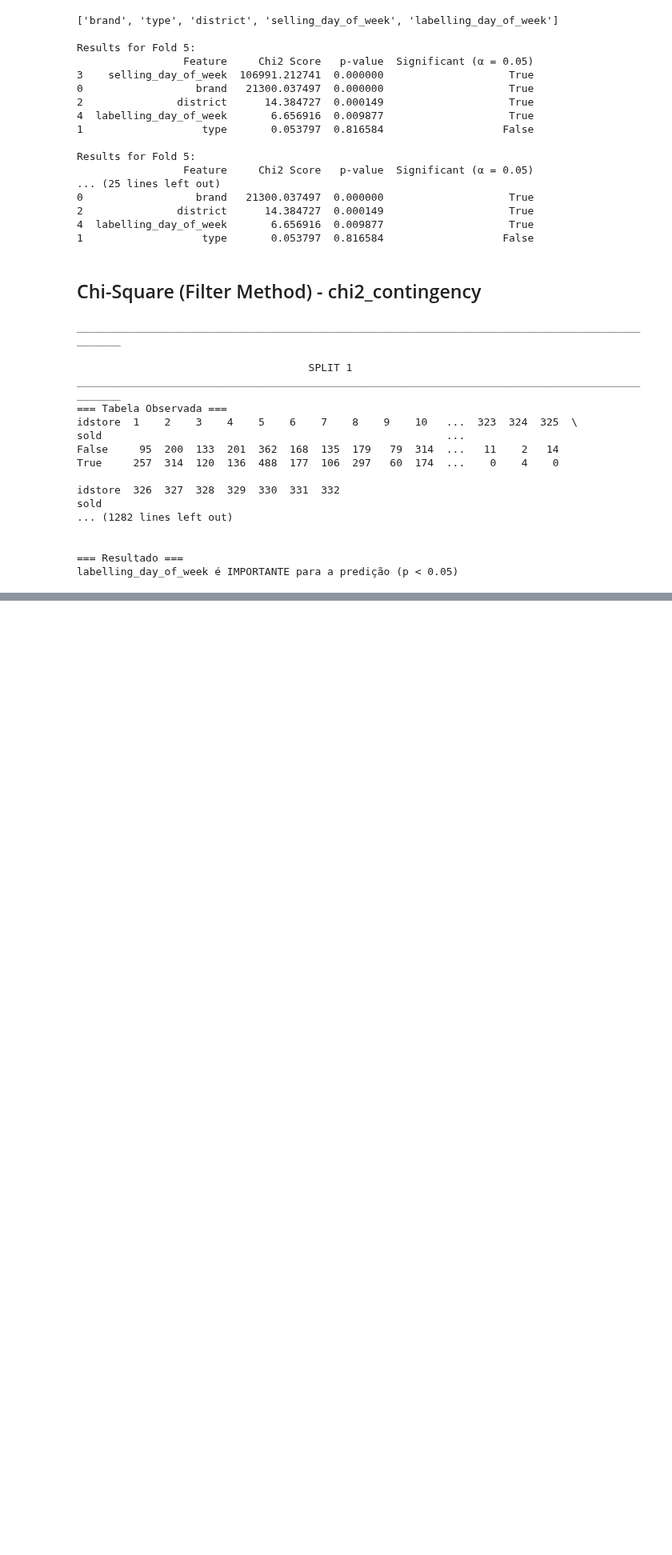
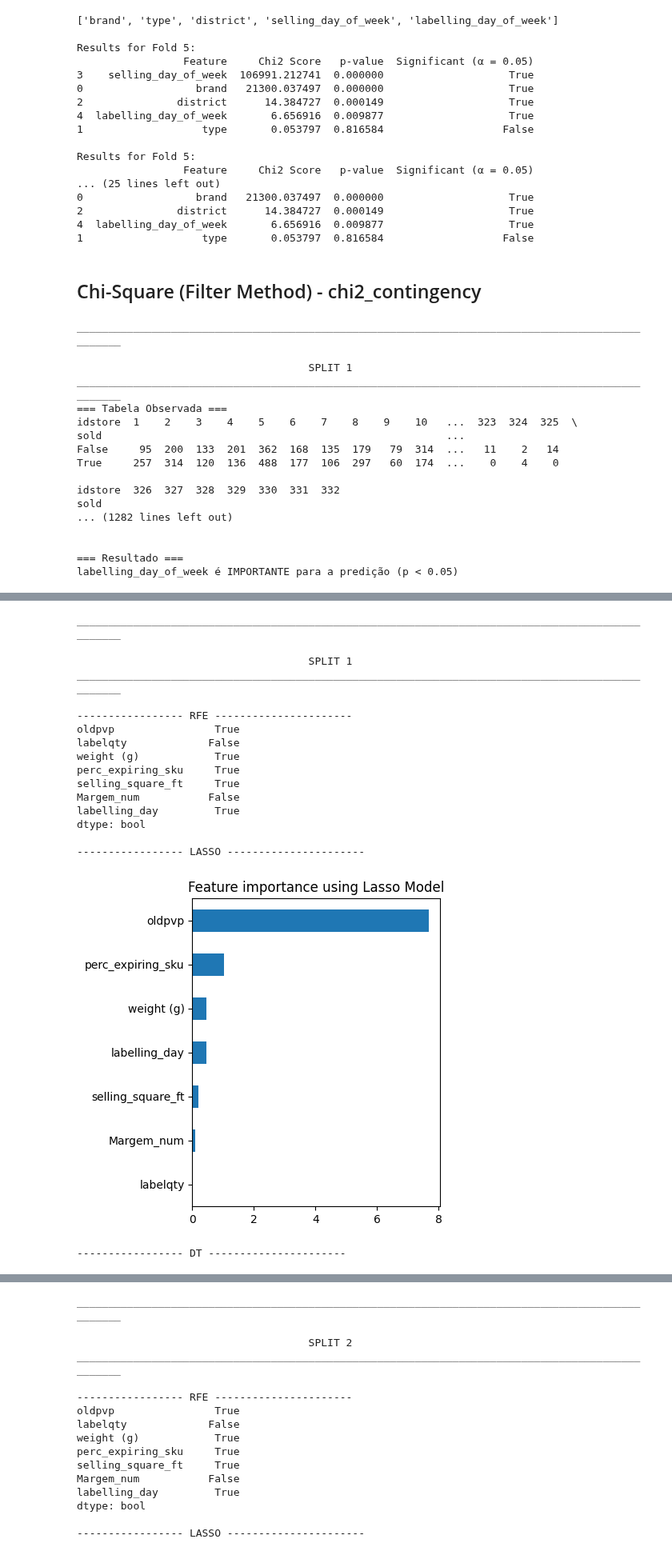
Before and after one commit to andreiacampos98/datascience_course, a Jupyter notebook: 10_applied/2024 EDIT LTP__PraticalCase/LTP_PraticalCase Dataset/Feacture_Selecion.ipynb, the cells around one changed output, grey strips where cells are left out. Shown at 80% size. Cells and saved outputs as stored; diff of their text form; code cells hidden in the pictures; blank space fills up the shorter version.

```diff
--- a/10_applied/2024 EDIT LTP__PraticalCase/LTP_PraticalCase Dataset/Feacture_Selecion.ipynb
+++ b/10_applied/2024 EDIT LTP__PraticalCase/LTP_PraticalCase Dataset/Feacture_Selecion.ipynb
@@ -472,0 +581,2 @@ KeyError: 'Income'
+# %%
+db_numeric = db_numeric.drop(['new_pvp','vida_util_apos_label', 'discount', 'Profit (â‚¬)'], axis = 1)
@@ -472,0 +611,61 @@ KeyError: 'Income'
+# %%
+def apply_lasso(X_train, y_train):
+    lasso = LogisticRegressionCV(penalty='l1', solver='saga').fit(X_train, y_train)
+    coef = pd.Series(abs(lasso.coef_[0]), index = X_train.columns)
+    plot_importance(coef,'Lasso')
+# %%
+skf = StratifiedKFold(n_splits=5, shuffle=True, random_state=42)
+# %%
+def select_best_features(X,y):
+    count = 1
+    for train_index, val_index in skf.split(X,y):
+        X_train, X_val = X.iloc[train_index], X.iloc[val_index]
+        y_train, y_val = y.iloc[train_index], y.iloc[val_index]
+
+        ########################################### SCALE DATA ####################################################
+        scaler = MinMaxScaler().fit(X_train)
+        X_train_scaled = scaler.transform(X_train)
+        X_train_scaled = pd.DataFrame(X_train_scaled, columns = X_train.columns, index=X_train.index)
+
+        ######################################### SELECT FEATURES #################################################
+        print('_________________________________________________________________________________________________\n')
+        print('                                     SPLIT ' + str(count) + '                                    ')
+        print('_________________________________________________________________________________________________')
+
+        # Check which features to use using RFE
+        print('')
+        print('----------------- RFE ----------------------')
+        apply_rfe(X_train_scaled, y_train)
+
+        # check which features to use using lasso
+        print('')
+        print('----------------- LASSO ----------------------')
+        apply_lasso(X_train_scaled, y_train)
+
+        # check which features to use using lasso
+        print('')
+        print('----------------- DT ----------------------')
+        apply_dt(X_train_scaled, y_train)
+
+        count+=1
+# %%
+select_best_features(X4, y4)
+# %% [output]
+_________________________________________________________________________________________________
+
+                                     SPLIT 1
+_________________________________________________________________________________________________
+
+----------------- RFE ----------------------
+oldpvp                True
+labelqty             False
+weight (g)            True
+perc_expiring_sku     True
+selling_square_ft     True
+Margem_num           False
+labelling_day         True
+dtype: bool
+
+----------------- LASSO ----------------------
+[figure, added]
+----------------- DT ----------------------
@@ -472,0 +673,16 @@ KeyError: 'Income'
+_________________________________________________________________________________________________
+
+                                     SPLIT 2
+_________________________________________________________________________________________________
+
+----------------- RFE ----------------------
+oldpvp                True
+labelqty             False
+weight (g)            True
+perc_expiring_sku     True
+selling_square_ft     True
+Margem_num           False
+labelling_day         True
+dtype: bool
+
+----------------- LASSO ----------------------
```
Also changed, not shown: parts of 30 cells of this notebook.
